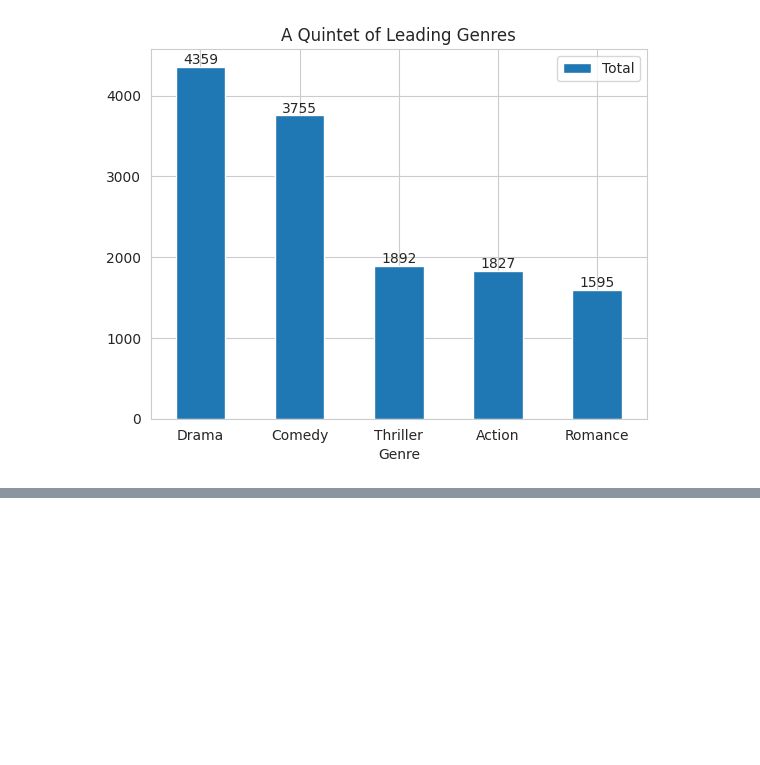
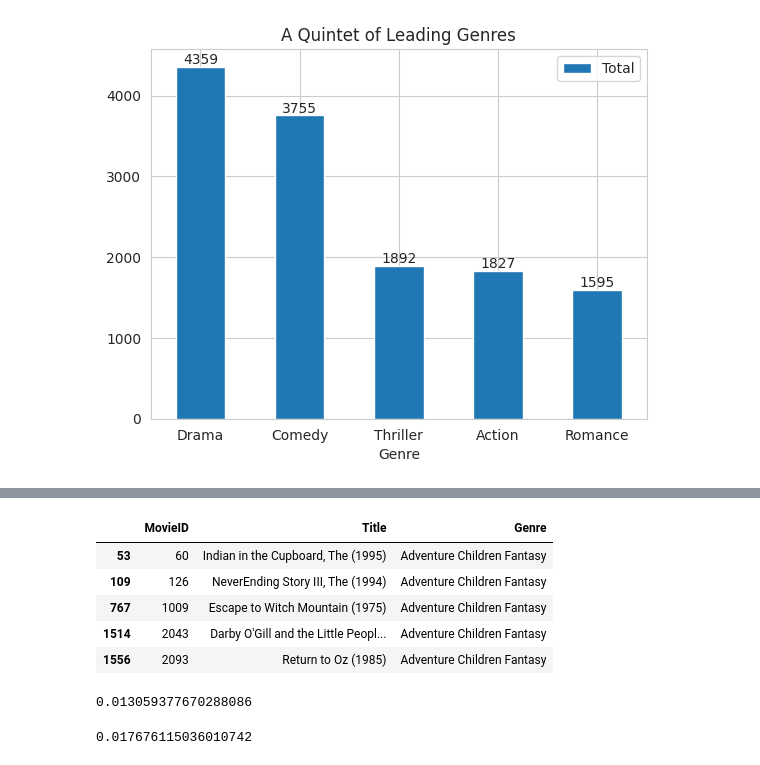
Before and after one commit to Kelniit/Julius, a Jupyter notebook: Lab 01.ipynb, the cells around one changed output, grey strips where cells are left out. Cells and saved outputs as stored; diff of their text form; code cells hidden in the pictures; blank space fills up the shorter version.

```diff
--- a/Lab 01.ipynb
+++ b/Lab 01.ipynb
@@ -158,0 +247,55 @@ plot.bar_label(plot.containers[0]);
+# %%
+import time
+
+from functools import wraps
+
+def timer(func):
+
+  @wraps(func)
+
+  def wrapper(*args, **kwargs):
+
+    start = time.time()
+
+    result = func(*args, **kwargs)
+
+    selisih = time.time() - start
+
+    return result, selisih
+
+  return wrapper
+# %%
+@timer
+
+def logits(title, limit):
+
+  indices = int(titint(title))
+
+  target = list(enumerate(similarities[indices]))
+
+  scores = sorted(target, key=lambda x: x[1], reverse=True)
+
+  titles = [i for i in scores if i[0] != indices][:limit]
+
+  return movies[movies["Title"].isin([intler(i[0]) for i in titles])]
+
+result, selisih = logits(title, 5)
+
+result
+# %% [output]
+|  | MovieID | Title | Genre |
+| 53 | 60 | Indian in the Cupboard, The (1995) | Adventure Children Fantasy |
+| 109 | 126 | NeverEnding Story III, The (1994) | Adventure Children Fantasy |
+| 767 | 1009 | Escape to Witch Mountain (1975) | Adventure Children Fantasy |
+| 1514 | 2043 | Darby O'Gill and the Little Peopl... | Adventure Children Fantasy |
+| 1556 | 2093 | Return to Oz (1985) | Adventure Children Fantasy |
+# %%
+selisih
+# %% [output]
+0.013059377670288086
+# %%
+result, selisih = logits(title, 100)
+
+selisih
+# %% [output]
+0.017676115036010742
```
Also changed, not shown: parts of 20 cells of this notebook.
